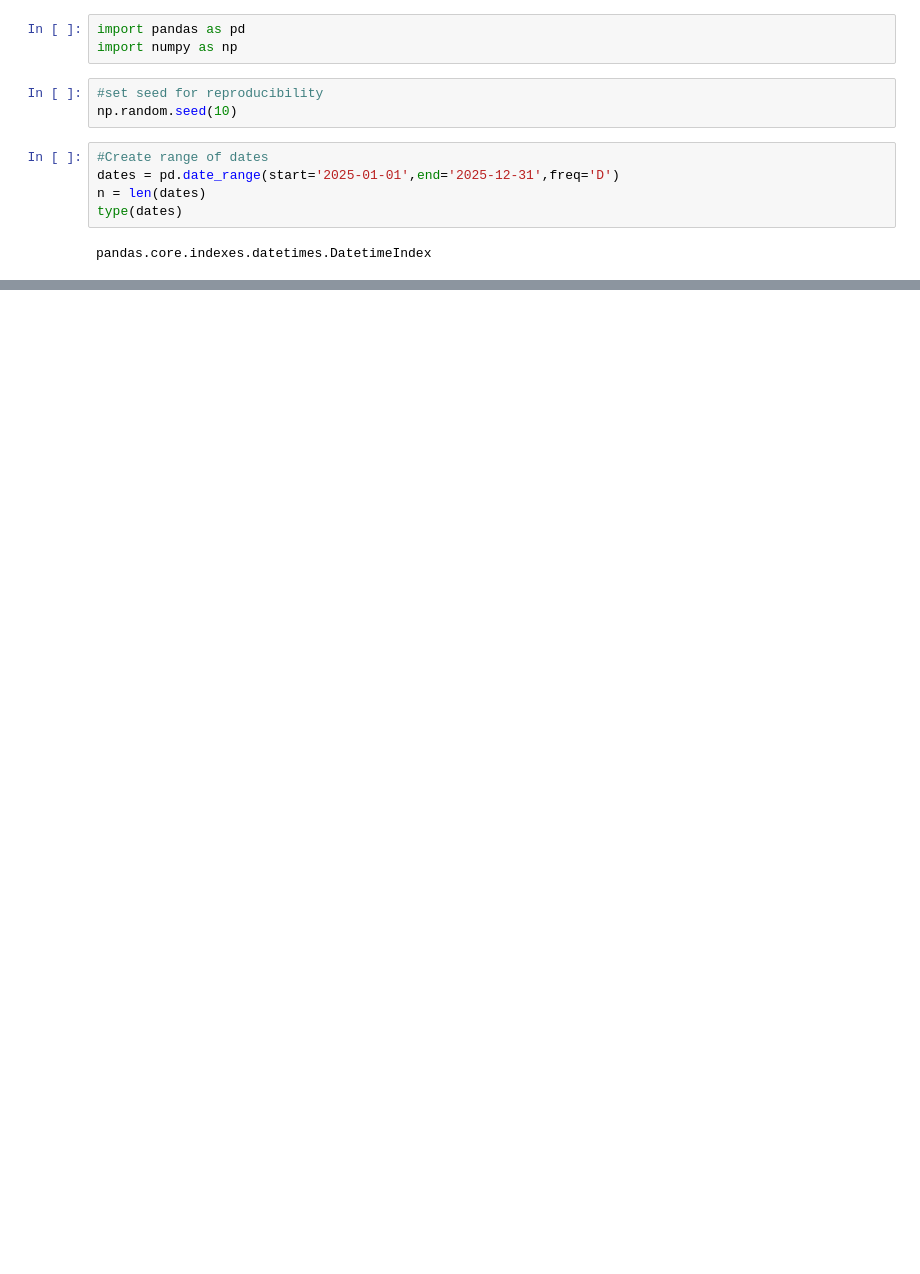
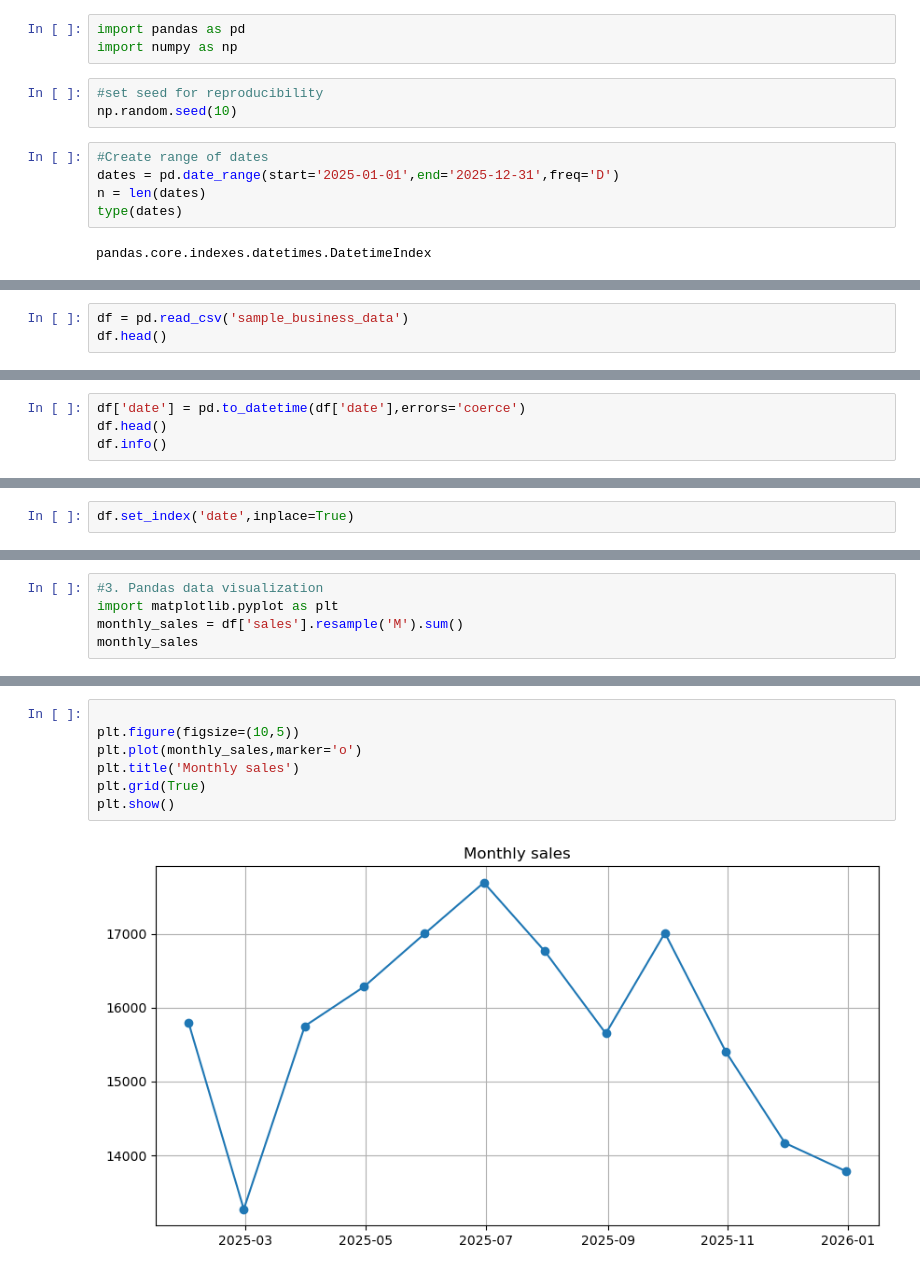
Before and after one commit to Msanjayds/Machine_Learning_Projects, a Jupyter notebook: 1. Libraries/b.Pandas_usecase.ipynb, the cells around one changed output, grey strips where cells are left out. Cells and saved outputs as stored; diff of their text form; blank space fills up the shorter version.

Commit message:
Pandas pd

```diff
--- a/1. Libraries/b.Pandas_usecase.ipynb
+++ b/1. Libraries/b.Pandas_usecase.ipynb
@@ -30,0 +36,3 @@ df.head()
+# %%
+df = pd.read_csv('sample_business_data')
+df.head()
@@ -30,0 +46,4 @@ df.head()
+# %%
+df['date'] = pd.to_datetime(df['date'],errors='coerce')
+df.head()
+df.info()
@@ -30,0 +63,2 @@ df.head()
+# %%
+df.set_index('date',inplace=True)
@@ -30,0 +115,5 @@ df.head()
+# %%
+#3. Pandas data visualization
+import matplotlib.pyplot as plt
+monthly_sales = df['sales'].resample('M').sum()
+monthly_sales
@@ -30,0 +135,9 @@ df.head()
+# %%
+
+plt.figure(figsize=(10,5))
+plt.plot(monthly_sales,marker='o')
+plt.title('Monthly sales')
+plt.grid(True)
+plt.show()
+# %% [output]
+[figure, added]
```
Also changed, not shown: parts of 21 cells of this notebook, 1 other file.
